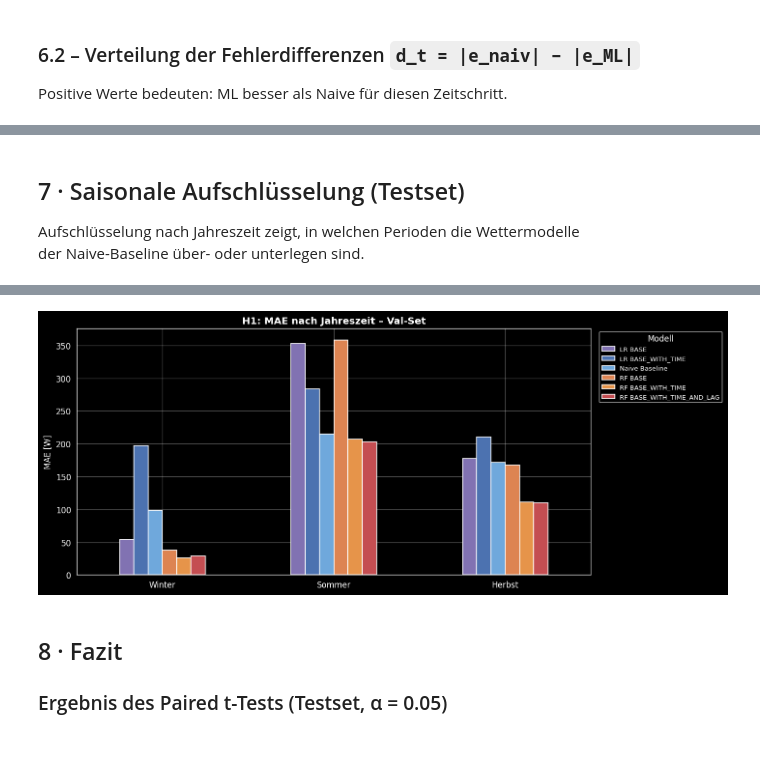
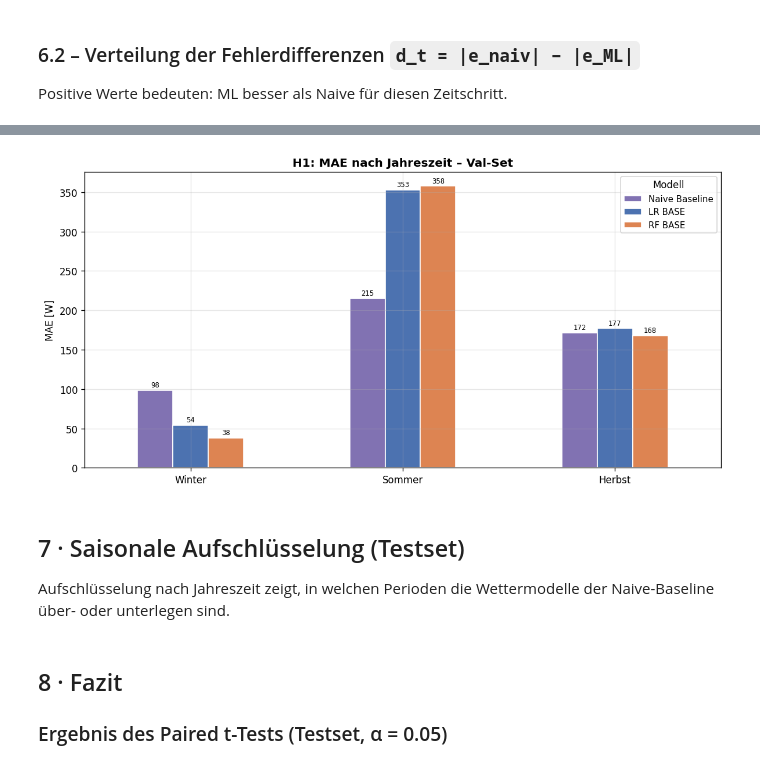
Before and after one commit to Anni075/KI-Project, a Jupyter notebook: notebooks/hypothesen/H01_naive_vs_weather.ipynb, the cells around one changed output, grey strips where cells are left out. Drawn from its saved outputs; the diff is of its cells as text; code cells hidden in the pictures.

```diff
--- a/notebooks/hypothesen/H01_naive_vs_weather.ipynb
+++ b/notebooks/hypothesen/H01_naive_vs_weather.ipynb
@@ -47,6 +41,14 @@ RESULTS_NAIVE = Path('../../results/00_naive_baseline')
 RESULTS_LR    = Path('../../results/01_linear_regression')
 RESULTS_RF    = Path('../../results/02_random_forest')
 
+# Unified model order and colors — used in every plot
+MODEL_ORDER  = ['Naive Baseline', 'LR BASE', 'RF BASE']
+MODEL_COLORS = {
+    'Naive Baseline': '#8172B2',
+    'LR BASE':        '#4C72B0',
+    'RF BASE':        '#DD8452',
+}
+
 plt.rcParams.update({'figure.dpi': 120, 'axes.grid': True, 'grid.alpha': 0.3})
 # %% [markdown]
 ## 1 · Vorhersagen laden
@@ -180,21 +156,23 @@ print(f"{'='*65}")
 print(f"  H1-TEST: Paired t-Test (α = {ALPHA}, einseitig, Val-Set)")
 print(f"{'='*65}")
 
-for model_name, _, _ in MODELS:
+for model_name in ['Linear Regression BASE', 'Random Forest BASE']:
     row       = ttest_df.loc[model_name]
     confirmed = row[f'H₁ (α={ALPHA})']
     mean_d    = row['mean(d) [W]']
     p         = row['p-Wert (1-s.)']
     mae_naive = row['MAE naiv [W]']
     mae_ml    = row['MAE ML [W]']
+    rmse_naive = row['RMSE naiv [W]']
+    rmse_ml    = row['RMSE ML [W]']
 
     direction = 'besser' if mean_d > 0 else 'SCHLECHTER'
     verdict   = '✓ H₁ BESTÄTIGT' if confirmed else '✗ H₁ ABGELEHNT'
 
     print(f"\n  {model_name}")
-    print(f"    MAE naiv = {mae_naive:.1f} W   MAE ML = {mae_ml:.1f} W")
-    print(f"    mean(d)  = {mean_d:+.1f} W  → ML im Schnitt {direction}")
-    print(f"    p-Wert   = {p:.4f}  → {verdict}")
+    print(f"    MAE:  {mae_naive:.1f} W → {mae_ml:.1f} W  (mean(d) = {mean_d:+.1f} W, ML {direction})")
+    print(f"    RMSE: {rmse_naive:.1f} W → {rmse_ml:.1f} W  (Referenz)")
+    print(f"    p-Wert = {p:.4f}  → {verdict}")
 
 print(f"\n{'='*65}")
 # %% [output]
@@ -294,8 +257,3 @@ plt.show()
-# %% [markdown]
-## 7 · Saisonale Aufschlüsselung (Testset)
-
-Aufschlüsselung nach Jahreszeit zeigt, in welchen Perioden die Wettermodelle
-der Naive-Baseline über- oder unterlegen sind.
 # %%
 SEASON_MAP = {12: 'Winter', 1: 'Winter', 2: 'Winter',
               3: 'Frühling', 4: 'Frühling', 5: 'Frühling',
@@ -304,18 +262,11 @@ SEASON_MAP = {12: 'Winter', 1: 'Winter', 2: 'Winter',
 SEASON_ORDER = ['Winter', 'Frühling', 'Sommer', 'Herbst']
 
 rows_season = []
-for df, model_name, idx in [
-    (naive_val,   'Naive Baseline',              idx_base),
-    (lr_base,     'LR BASE',                     idx_base),
-    (lr_time,     'LR BASE_WITH_TIME',            idx_base),
-    (rf_base,     'RF BASE',                      idx_base),
-    (rf_time,     'RF BASE_WITH_TIME',             idx_base),
-    (rf_time_lag, 'RF BASE_WITH_TIME_AND_LAG',    idx_lag),
-]:
-    d = df.loc[idx]
-    season = d.index.month.map(SEASON_MAP)
+for model_name in MODEL_ORDER:
+    df = MODEL_DATA[model_name]
+    season = df.index.month.map(SEASON_MAP)
     for s in SEASON_ORDER:
-        sub = d[season == s]
+        sub = df[season == s]
         if sub.empty:
             continue
         rows_season.append({
@@ -324,18 +275,25 @@ for df, model_name, idx in [
             'MAE [W]':    (sub['y_true'] - sub['y_pred']).abs().mean(),
         })
 
+seasons_present = [s for s in SEASON_ORDER if s in pd.DataFrame(rows_season)['Jahreszeit'].values]
 pivot = (pd.DataFrame(rows_season)
          .pivot(index='Jahreszeit', columns='Modell', values='MAE [W]')
-         .loc[[s for s in SEASON_ORDER if s in pd.DataFrame(rows_season)['Jahreszeit'].values]])
+         .loc[seasons_present, MODEL_ORDER])   # enforce unified order
+
 display(pivot.round(1))
 
-colors_season = ['#8172B2', '#4C72B0', '#6FA8DC', '#DD8452', '#E6944A', '#C44E52']
-ax = pivot.plot(kind='bar', figsize=(12, 5), rot=0, color=colors_season,
+colors = [MODEL_COLORS[m] for m in MODEL_ORDER]
+ax = pivot.plot(kind='bar', figsize=(10, 5), rot=0, color=colors,
                 edgecolor='white', linewidth=1.0)
 ax.set_title('H1: MAE nach Jahreszeit – Val-Set', fontsize=12, fontweight='bold')
 ax.set_ylabel('MAE [W]')
 ax.set_xlabel('')
-ax.legend(title='Modell', fontsize=8, bbox_to_anchor=(1.01, 1), loc='upper left')
+ax.legend(title='Modell', fontsize=9)
+for bar in ax.patches:
+    h = bar.get_height()
+    if h > 0:
+        ax.text(bar.get_x() + bar.get_width() / 2, h + 2,
+                f'{h:.0f}', ha='center', va='bottom', fontsize=7)
 plt.tight_layout()
 plt.show()
 # %% [output]
@@ -347,4 +305,9 @@ plt.show()
-[figure, old version]
+[figure, new version]
+# %% [markdown]
+## 7 · Saisonale Aufschlüsselung (Testset)
+
+Aufschlüsselung nach Jahreszeit zeigt, in welchen Perioden die Wettermodelle
+der Naive-Baseline über- oder unterlegen sind.
 # %% [markdown]
 ## 8 · Fazit
 
```
Also changed, not shown: parts of 10 cells of this notebook.
